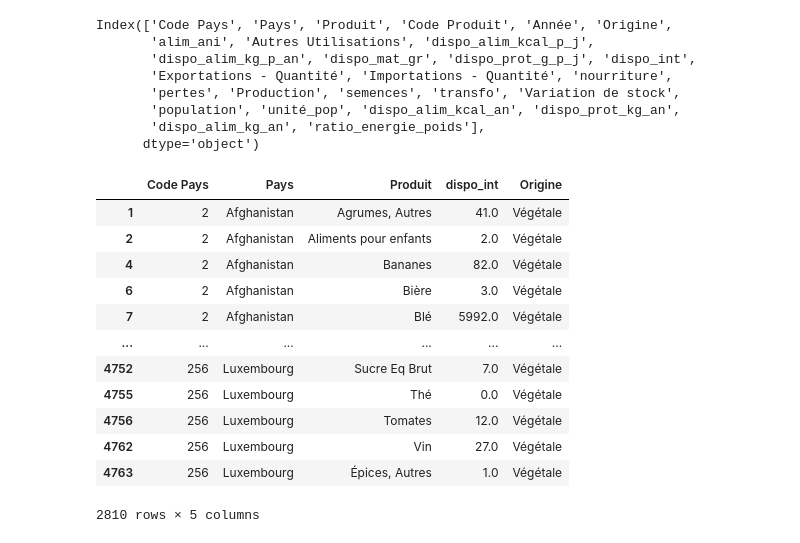
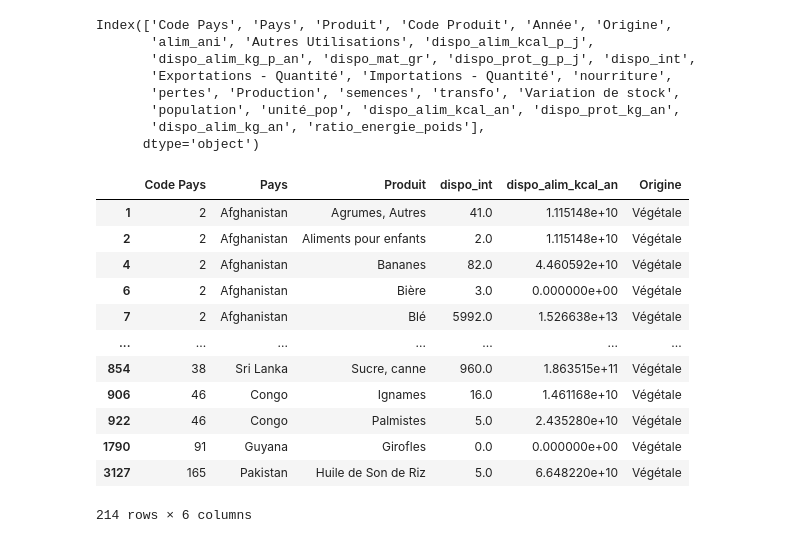
Before and after one commit to Tarik37/FAO_Project_Tarik_FengFeng, a Jupyter notebook: FAO_Data_Analyse_Fengfeng_Tarik.ipynb, the cells around one changed output. Drawn from its saved outputs; the diff is of its cells as text; code cells hidden in the pictures.

```diff
--- a/FAO_Data_Analyse_Fengfeng_Tarik.ipynb
+++ b/FAO_Data_Analyse_Fengfeng_Tarik.ipynb
@@ -370,23 +370,24 @@ Index(['Code Pays', 'Pays', 'Produit', 'Code Produit', 'Année', 'Origine',
       dtype='object')
 # %%
 # filtrage de la table aliments sur la colnne dispo int et origine végétaux
-df_dispo_int_veg = aliments.query("Origine in ('Végétale')")[['Code Pays','Pays','Produit','dispo_int','Origine']]#,'Unité_x'
+df_dispo_int_veg = aliments.query("Origine in ('Végétale')")[['Code Pays','Pays','Produit','dispo_int','dispo_alim_kcal_an','Origine']]#,'Unité_x'
+df_dispo_int_veg =df_dispo_int_veg.groupby('Produit')
 # df_dispo_int_veg.reset_index(drop=True)
 # df_dispo_int_veg.index= df_dispo_int_veg['Code Pays']
 # df_dispo_int_veg.index.name= "Code_Pays_id"
 
-df_dispo_int_veg
+df_dispo_int_veg.head(3)
 # %% [output]
-|  | Code Pays | Pays | Produit | dispo_int | Origine |
-| 1 | 2 | Afghanistan | Agrumes, Autres | 41.0 | Végétale |
-| 2 | 2 | Afghanistan | Aliments pour enfants | 2.0 | Végétale |
-| 4 | 2 | Afghanistan | Bananes | 82.0 | Végétale |
-| 6 | 2 | Afghanistan | Bière | 3.0 | Végétale |
-| 7 | 2 | Afghanistan | Blé | 5992.0 | Végétale |
-| ... | ... | ... | ... | ... | ... |
-| 4752 | 256 | Luxembourg | Sucre Eq Brut | 7.0 | Végétale |
-| 4755 | 256 | Luxembourg | Thé | 0.0 | Végétale |
-| 4756 | 256 | Luxembourg | Tomates | 12.0 | Végétale |
-| 4762 | 256 | Luxembourg | Vin | 27.0 | Végétale |
-| 4763 | 256 | Luxembourg | Épices, Autres | 1.0 | Végétale |
+|  | Code Pays | Pays | Produit | dispo_int | dispo_alim_kcal_an | Origine |
+| 1 | 2 | Afghanistan | Agrumes, Autres | 41.0 | 1.115148e+10 | Végétale |
+| 2 | 2 | Afghanistan | Aliments pour enfants | 2.0 | 1.115148e+10 | Végétale |
+| 4 | 2 | Afghanistan | Bananes | 82.0 | 4.460592e+10 | Végétale |
+| 6 | 2 | Afghanistan | Bière | 3.0 | 0.000000e+00 | Végétale |
+| 7 | 2 | Afghanistan | Blé | 5992.0 | 1.526638e+13 | Végétale |
+| ... | ... | ... | ... | ... | ... | ... |
+| 854 | 38 | Sri Lanka | Sucre, canne | 960.0 | 1.863515e+11 | Végétale |
+| 906 | 46 | Congo | Ignames | 16.0 | 1.461168e+10 | Végétale |
+| 922 | 46 | Congo | Palmistes | 5.0 | 2.435280e+10 | Végétale |
+| 1790 | 91 | Guyana | Girofles | 0.0 | 0.000000e+00 | Végétale |
+| 3127 | 165 | Pakistan | Huile de Son de Riz | 5.0 | 6.648220e+10 | Végétale |
-2810 rows × 5 columns
+214 rows × 6 columns
```
